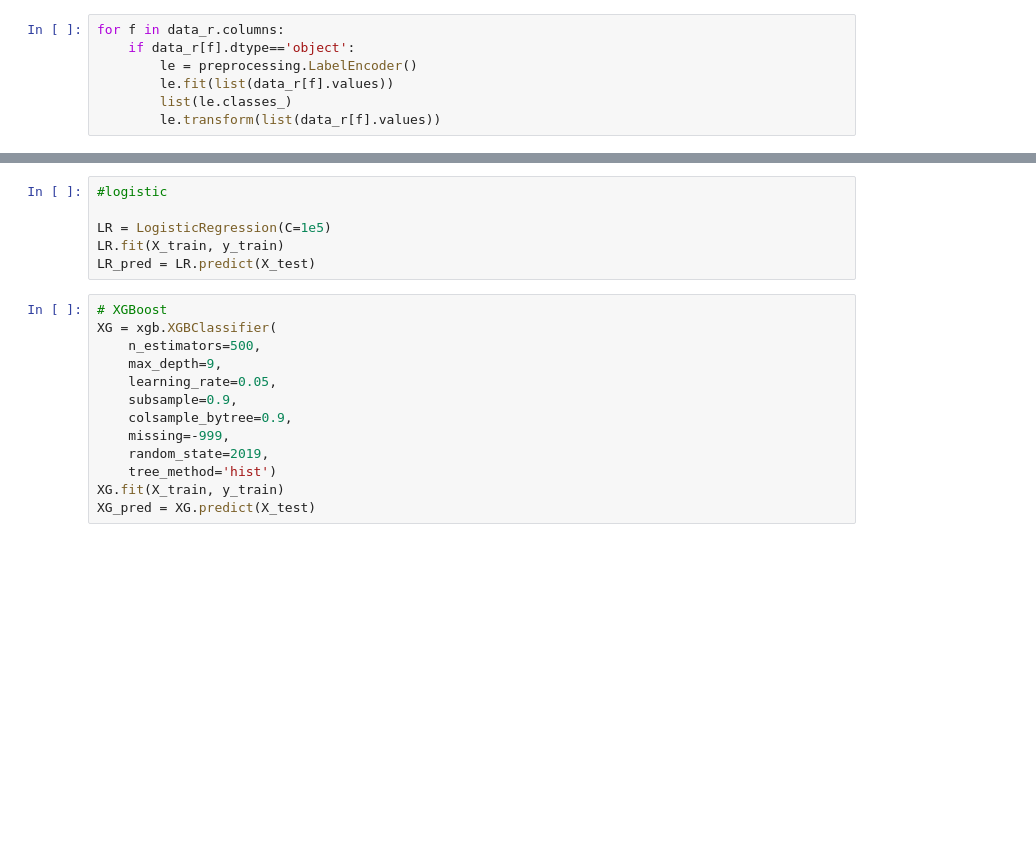
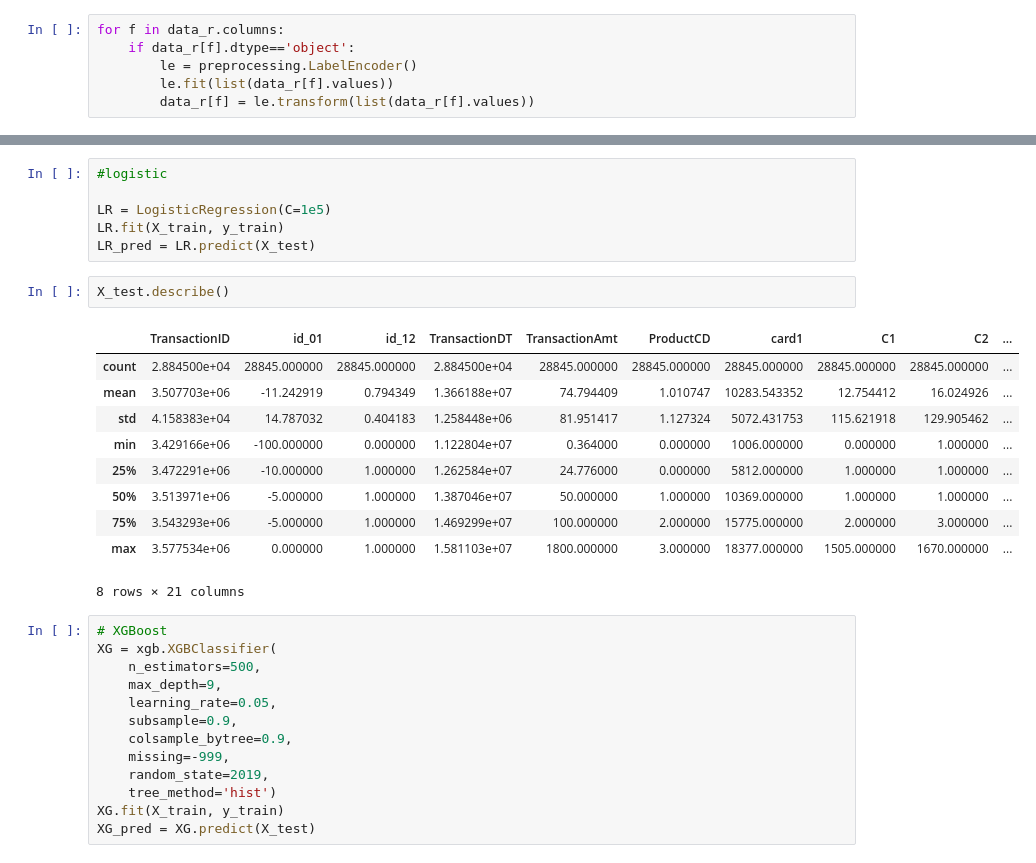
Before and after one commit to er1czz/HPC, a Jupyter notebook: Fraud_Detection_fullset.ipynb, the cells around one changed output, grey strips where cells are left out. Drawn from its saved outputs; the diff is of its cells as text; blank space fills up the shorter version.

```diff
--- a/Fraud_Detection_fullset.ipynb
+++ b/Fraud_Detection_fullset.ipynb
@@ -124,5 +132,4 @@ for f in data_r.columns:
     if data_r[f].dtype=='object':
         le = preprocessing.LabelEncoder()
         le.fit(list(data_r[f].values))
-        list(le.classes_)
-        le.transform(list(data_r[f].values))
+        data_r[f] = le.transform(list(data_r[f].values))
@@ -228,6 +241,19 @@ y_test = test['isFraud'].copy()
 LR = LogisticRegression(C=1e5)
 LR.fit(X_train, y_train)
 LR_pred = LR.predict(X_test)
+# %%
+X_test.describe()
+# %% [output]
+|  | TransactionID | id_01 | id_12 | TransactionDT | TransactionAmt | ProductCD | card1 | C1 | C2 | ... |
+| count | 2.884500e+04 | 28845.000000 | 28845.000000 | 2.884500e+04 | 28845.000000 | 28845.000000 | 28845.000000 | 28845.000000 | 28845.000000 | ... |
+| mean | 3.507703e+06 | -11.242919 | 0.794349 | 1.366188e+07 | 74.794409 | 1.010747 | 10283.543352 | 12.754412 | 16.024926 | ... |
+| std | 4.158383e+04 | 14.787032 | 0.404183 | 1.258448e+06 | 81.951417 | 1.127324 | 5072.431753 | 115.621918 | 129.905462 | ... |
+| min | 3.429166e+06 | -100.000000 | 0.000000 | 1.122804e+07 | 0.364000 | 0.000000 | 1006.000000 | 0.000000 | 1.000000 | ... |
+| 25% | 3.472291e+06 | -10.000000 | 1.000000 | 1.262584e+07 | 24.776000 | 0.000000 | 5812.000000 | 1.000000 | 1.000000 | ... |
+| 50% | 3.513971e+06 | -5.000000 | 1.000000 | 1.387046e+07 | 50.000000 | 1.000000 | 10369.000000 | 1.000000 | 1.000000 | ... |
+| 75% | 3.543293e+06 | -5.000000 | 1.000000 | 1.469299e+07 | 100.000000 | 2.000000 | 15775.000000 | 2.000000 | 3.000000 | ... |
+| max | 3.577534e+06 | 0.000000 | 1.000000 | 1.581103e+07 | 1800.000000 | 3.000000 | 18377.000000 | 1505.000000 | 1670.000000 | ... |
+8 rows × 21 columns
 # %%
 # XGBoost
 XG = xgb.XGBClassifier(
```
Also changed, not shown: parts of 6 cells of this notebook.
